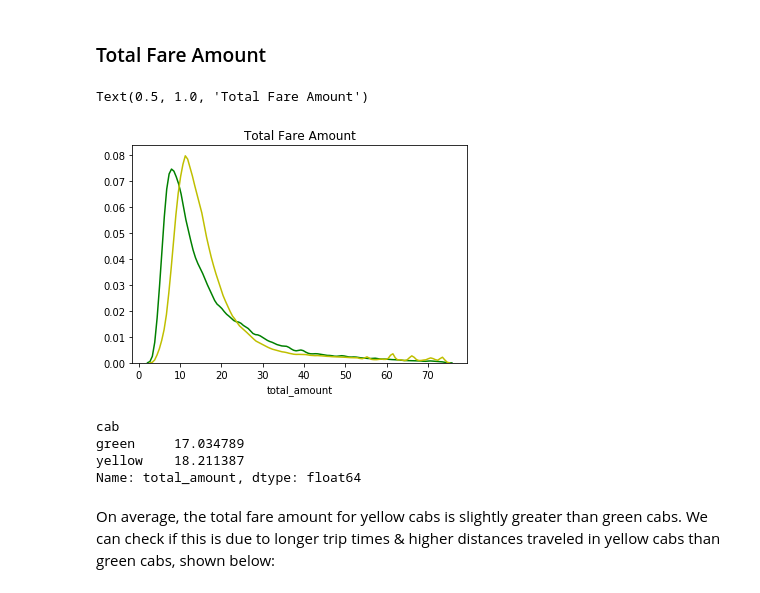
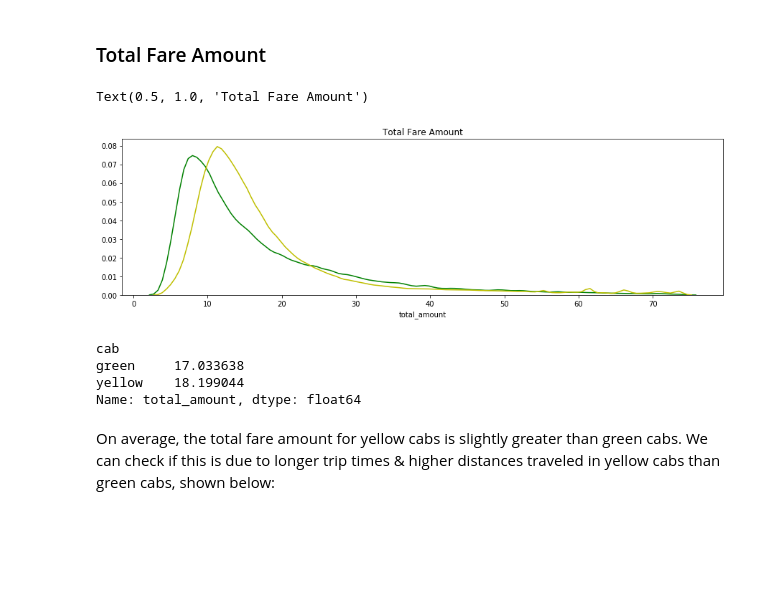
Before and after one commit to bwaheed22/NYC-Taxi-Cab-Data, a Jupyter notebook: Analyses/bw_code.ipynb, the cells around one changed output. Saved outputs shown, nothing was run; the diff lists cells and outputs as text; code cells hidden in the pictures; blank space fills up the shorter version.

```diff
--- a/Analyses/bw_code.ipynb
+++ b/Analyses/bw_code.ipynb
@@ -70,6 +76,31 @@ df['trip_time'] = (df['dropoff_datetime'] - df['pickup_datetime']).astype('timed
 # Include trip speed:
 df['trip_speed'] = ((df['trip_distance'])/(df['trip_time']))*60
 
+# Create day of pickup:
+df['day'] = df['pickup_datetime'].dt.day_name()
+
+# Create tip indicator (1 = passenger tips, 0 = doesn't):
+df['tip_indicator'] = [0 if x =='0' else 1 for x in df['tip_amount']]
+
+cal = calendar()
+df['date'] = pd.to_datetime(df['dropoff_datetime']).dt.date
+holidays = cal.holidays(start=df['date'].min(), end=df['date'].max(), return_name=True)
+holidays = holidays.reset_index(name='holiday').rename(columns={'index':'date'})
+holidays['date'] = pd.to_datetime(holidays['date']).dt.date
+df = pd.merge(df, holidays, on = 'date', how='left')
+
+# create dummys for holiday:
+df = pd.get_dummies(df,dummy_na= True, columns= ['holiday'])
+
+# Add NYE holiday:
+df['holiday_NYE'] = np.where((pd.to_datetime(df['date']).dt.month == 12) & \
+                     (pd.to_datetime(df['date']).dt.day == 31), 1, 0)
+
+# Add hour of day variable:
+hour = pd.get_dummies(df['pickup_datetime'].dt.hour, dummy_na= True)
+hour.columns = ['hour_' + str(col) for col in hour.columns]
+df = pd.concat([df, hour], axis=1)
+
 df.head()
 # %% [output]
 |  | VendorID | pickup_datetime | dropoff_datetime | store_and_fwd_flag | RatecodeID | PULocationID | ... |
@@ -111,7 +143,7 @@ df_num = df.iloc[:,np.r_[8:17,19,24,25]].columns
 df_num = df[df_num][~((df[df_num] < qlow) |(df[df_num]> qhigh))]
 
 # Create new dataframe with outliers removed:
-dfs = [df.iloc[:,np.r_[0:8,17:19,20:24]], df_num]
+dfs = [df.iloc[:,np.r_[0:8,17:19,20:24,26:65]], df_num]
 df = pd.concat(dfs, axis = 1)
 # %%
 df.shape
@@ -137,17 +228,18 @@ Now that we've cleaned the dataset, we can visualize to get a better understandi
 # %% [markdown]
 ### Total Fare Amount
 # %%
+plt.figure(figsize=(15,4))
 sns.distplot(df[df['cab'] == 'green']['total_amount'], hist=False, color = "green")
 sns.distplot(df[df['cab'] == "yellow"]['total_amount'], hist=False, color = "y").set_title('Total Fare Amount')
 # %% [output]
 Text(0.5, 1.0, 'Total Fare Amount')
-[figure, old version]
+[figure, new version]
 # %%
 df.groupby('cab')['total_amount'].mean()
 # %% [output]
 cab
-green     17.034789
-yellow    18.211387
+green     17.033638
+yellow    18.199044
 Name: total_amount, dtype: float64
 # %% [markdown]
 On average, the total fare amount for yellow cabs is slightly greater than green cabs. We can check if this is due to longer trip times & higher distances traveled in yellow cabs than green cabs, shown below:
```
Also changed, not shown: parts of 28 cells of this notebook.
